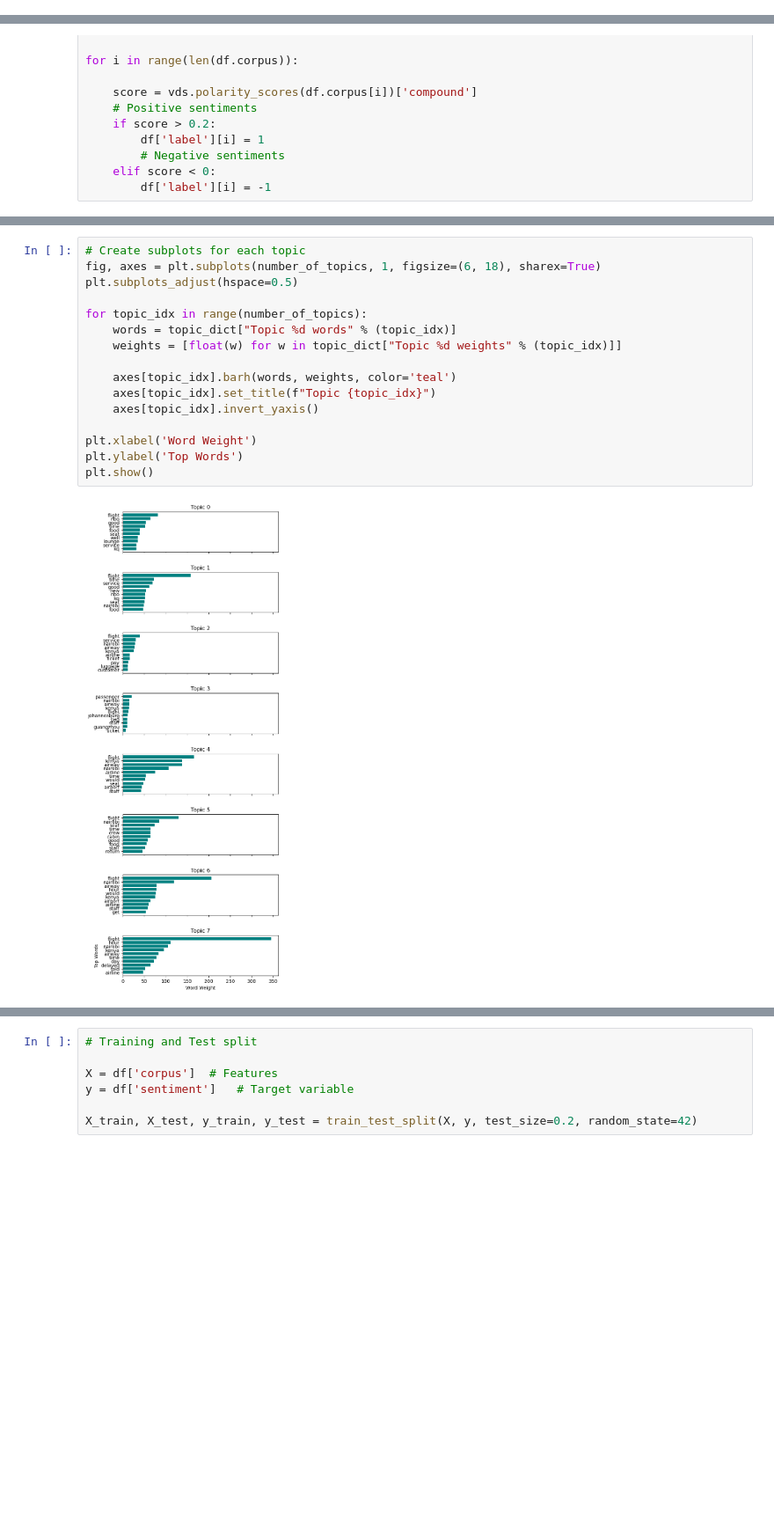
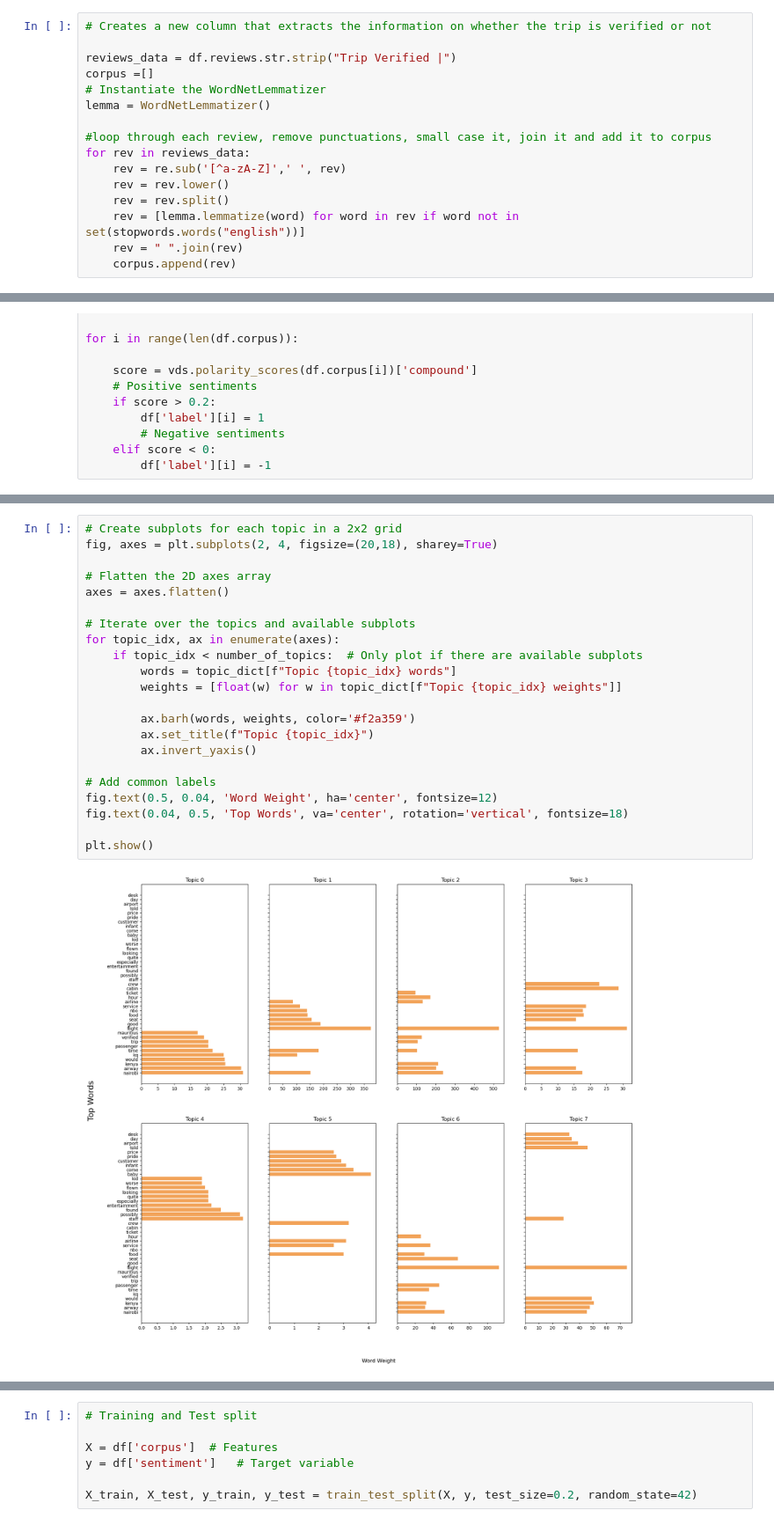
Before and after one commit to stellacherotich/Kenya-Airways, a Jupyter notebook: index.ipynb, the cells around one changed output, grey strips where cells are left out. Shown at 88% size. Drawn from its saved outputs; the diff is of its cells as text; blank space fills up the shorter version.

```diff
--- a/index.ipynb
+++ b/index.ipynb
@@ -306,0 +251,16 @@ The `date` column has been converted to its appropriate data type.
+# %%
+# Creates a new column that extracts the information on whether the trip is verified or not
+
+reviews_data = df.reviews.str.strip("Trip Verified |")
+corpus =[]
+# Instantiate the WordNetLemmatizer
+lemma = WordNetLemmatizer()
+
+#loop through each review, remove punctuations, small case it, join it and add it to corpus
+for rev in reviews_data:
+    rev = re.sub('[^a-zA-Z]',' ', rev)
+    rev = rev.lower()
+    rev = rev.split()
+    rev = [lemma.lemmatize(word) for word in rev if word not in set(stopwords.words("english"))]
+    rev = " ".join(rev)
+    corpus.append(rev)
@@ -634,18 +635,24 @@ df_topic
 # %%
-# Create subplots for each topic
-fig, axes = plt.subplots(number_of_topics, 1, figsize=(6, 18), sharex=True)
-plt.subplots_adjust(hspace=0.5)
+# Create subplots for each topic in a 2x2 grid
+fig, axes = plt.subplots(2, 4, figsize=(20,18), sharey=True)
 
-for topic_idx in range(number_of_topics):
-    words = topic_dict["Topic %d words" % (topic_idx)]
-    weights = [float(w) for w in topic_dict["Topic %d weights" % (topic_idx)]]
+# Flatten the 2D axes array
+axes = axes.flatten()
 
-    axes[topic_idx].barh(words, weights, color='teal')
-    axes[topic_idx].set_title(f"Topic {topic_idx}")
-    axes[topic_idx].invert_yaxis()
+# Iterate over the topics and available subplots
+for topic_idx, ax in enumerate(axes):
+    if topic_idx < number_of_topics:  # Only plot if there are available subplots
+        words = topic_dict[f"Topic {topic_idx} words"]
+        weights = [float(w) for w in topic_dict[f"Topic {topic_idx} weights"]]
 
-plt.xlabel('Word Weight')
-plt.ylabel('Top Words')
+        ax.barh(words, weights, color='#f2a359')
+        ax.set_title(f"Topic {topic_idx}")
+        ax.invert_yaxis()
+
+# Add common labels
+fig.text(0.5, 0.04, 'Word Weight', ha='center', fontsize=12)
+fig.text(0.04, 0.5, 'Top Words', va='center', rotation='vertical', fontsize=18)
+
 plt.show()
 # %% [output]
-[figure, old version]
+[figure, new version]
```
Also changed, not shown: parts of 79 cells of this notebook, 8 other files.
